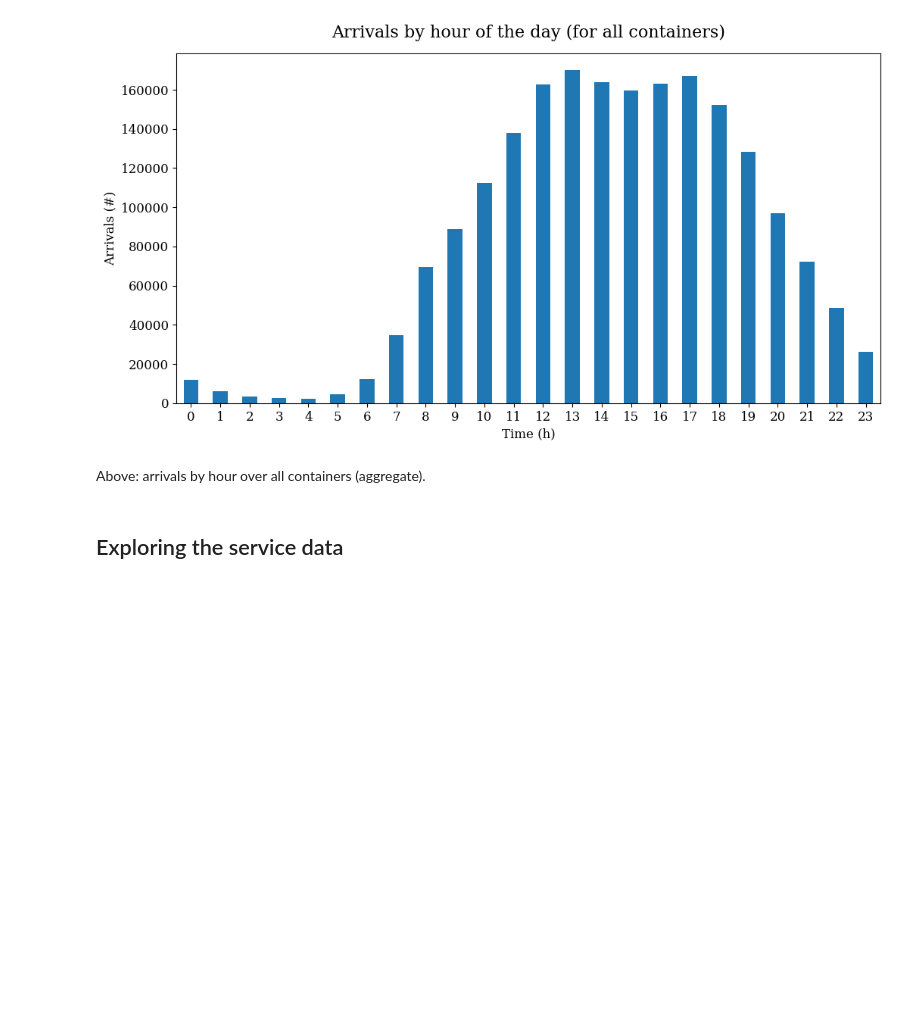
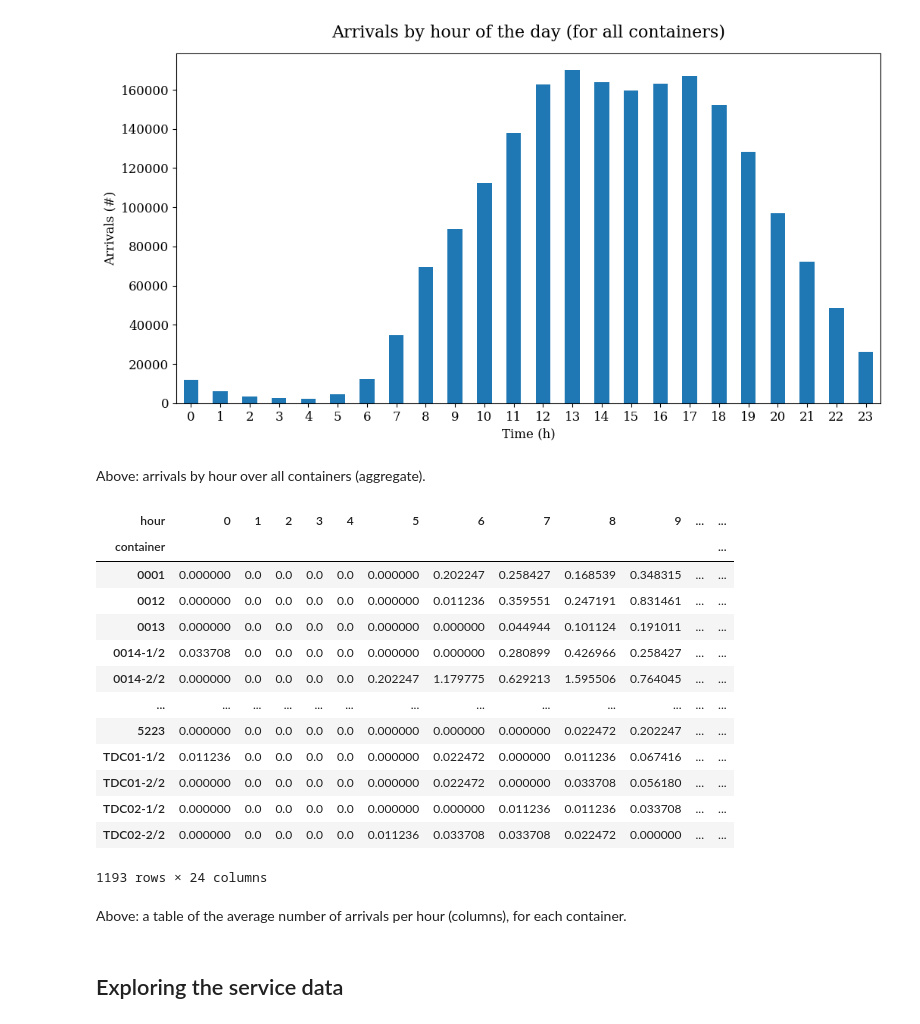
Before and after one commit to N-Wouda/Urban-Waste-Collection, a Jupyter notebook: notebooks/exploratory_analysis.ipynb, the cells around one changed output. Cells and saved outputs as stored; diff of their text form; code cells hidden in the pictures; blank space fills up the shorter version.

Commit message:
Arrival rates per hour and container

```diff
--- a/notebooks/exploratory_analysis.ipynb
+++ b/notebooks/exploratory_analysis.ipynb
@@ -51,8 +51,31 @@ ax.set_ylabel("Arrivals (#)")
 ax.set_title("Arrivals by hour of the day (for all containers)");
 # %% [output]
 [figure]
-# %% [markdown]
-Above: arrivals by hour over all containers (aggregate).
+# %% [markdown]
+Above: arrivals by hour over all containers (aggregate).
+# %%
+groups = [arrivals.container, arrivals.date.dt.hour, arrivals.date.dt.date]
+per_hour = arrivals.date.groupby(groups).count().unstack(-1)
+per_hour = per_hour.fillna(0).mean(axis=1).unstack(-1).fillna(0)
+per_hour.columns.rename('hour', inplace=True)
+per_hour
+# %% [output]
+| hour | 0 | 1 | 2 | 3 | 4 | 5 | 6 | 7 | 8 | 9 | ... | ... |
+| container |  |  |  |  |  |  |  |  |  |  |  | ... |
+| 0001 | 0.000000 | 0.0 | 0.0 | 0.0 | 0.0 | 0.000000 | 0.202247 | 0.258427 | 0.168539 | 0.348315 | ... | ... |
+| 0012 | 0.000000 | 0.0 | 0.0 | 0.0 | 0.0 | 0.000000 | 0.011236 | 0.359551 | 0.247191 | 0.831461 | ... | ... |
+| 0013 | 0.000000 | 0.0 | 0.0 | 0.0 | 0.0 | 0.000000 | 0.000000 | 0.044944 | 0.101124 | 0.191011 | ... | ... |
+| 0014-1/2 | 0.033708 | 0.0 | 0.0 | 0.0 | 0.0 | 0.000000 | 0.000000 | 0.280899 | 0.426966 | 0.258427 | ... | ... |
+| 0014-2/2 | 0.000000 | 0.0 | 0.0 | 0.0 | 0.0 | 0.202247 | 1.179775 | 0.629213 | 1.595506 | 0.764045 | ... | ... |
+| ... | ... | ... | ... | ... | ... | ... | ... | ... | ... | ... | ... | ... |
+| 5223 | 0.000000 | 0.0 | 0.0 | 0.0 | 0.0 | 0.000000 | 0.000000 | 0.000000 | 0.022472 | 0.202247 | ... | ... |
+| TDC01-1/2 | 0.011236 | 0.0 | 0.0 | 0.0 | 0.0 | 0.000000 | 0.022472 | 0.000000 | 0.011236 | 0.067416 | ... | ... |
+| TDC01-2/2 | 0.000000 | 0.0 | 0.0 | 0.0 | 0.0 | 0.000000 | 0.022472 | 0.000000 | 0.033708 | 0.056180 | ... | ... |
+| TDC02-1/2 | 0.000000 | 0.0 | 0.0 | 0.0 | 0.0 | 0.000000 | 0.000000 | 0.011236 | 0.011236 | 0.033708 | ... | ... |
+| TDC02-2/2 | 0.000000 | 0.0 | 0.0 | 0.0 | 0.0 | 0.011236 | 0.033708 | 0.033708 | 0.022472 | 0.000000 | ... | ... |
+1193 rows × 24 columns
+# %% [markdown]
+Above: a table of the average number of arrivals per hour (columns), for each container.
 # %% [markdown]
 ## Exploring the service data
 # %%
```
